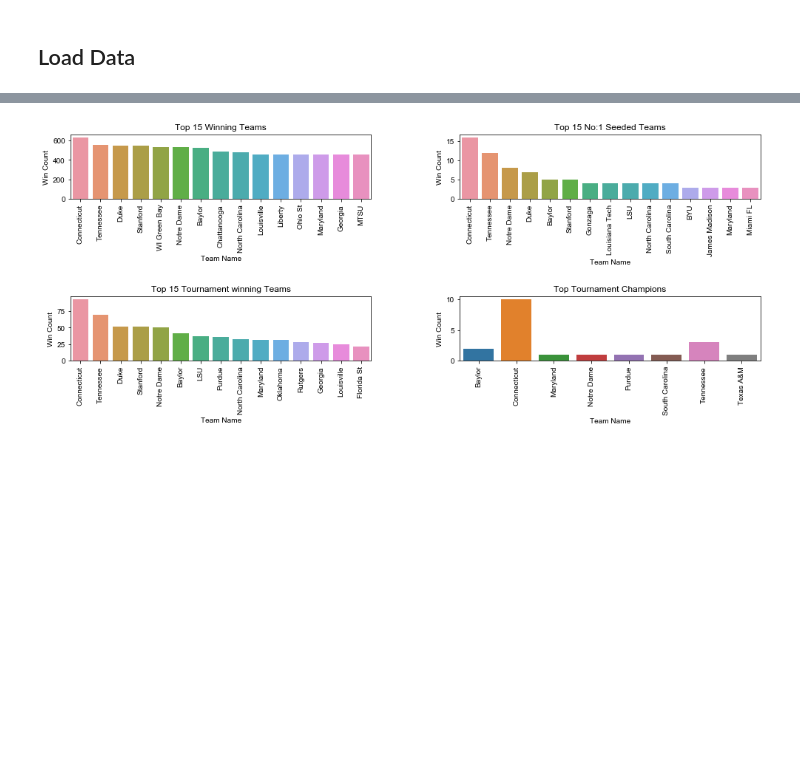
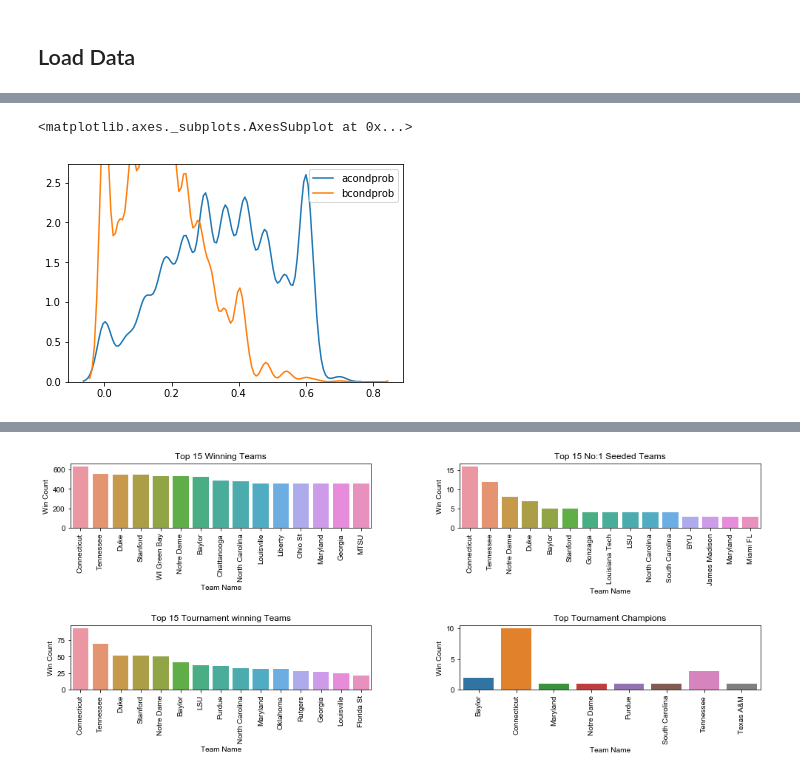
Before and after one commit to Dedomena-exerevnitis/mids-w207-kaggle, a Jupyter notebook: W207_Final_Arvindh_EDA.ipynb, the cells around one changed output, grey strips where cells are left out. Drawn from its saved outputs; the diff is of its cells as text; code cells hidden in the pictures; blank space fills up the shorter version.

```diff
--- a/W207_Final_Arvindh_EDA.ipynb
+++ b/W207_Final_Arvindh_EDA.ipynb
@@ -61,0 +615,5 @@ df_tour_compact = pd.merge(left=df_tour_compact, right=df_teams_l, how='left', o
+# %%
+s2['A']=s2.A.astype(int)
+s2['B']=s2.B.astype(int)
+
+s2.head()
@@ -61,0 +685,9 @@ df_tour_compact = pd.merge(left=df_tour_compact, right=df_teams_l, how='left', o
+# %%
+col = ['A','B','Season','DayNum','Game_Type','AwH2H','BwH2H','AstdscoreH2H','aH2HCount','BStdscoreH2H','bH2HCount']
+
+sk1 = (sk.tolist())
+
+sk1[0]
+sk1=pd.DataFrame(sk1,columns=col)
+# %%
+sk2 = pd.merge(left=s2, right=sk1, how='left', on=['A','B','Season','DayNum','Game_Type'])
@@ -61,0 +768,30 @@ df_tour_compact = pd.merge(left=df_tour_compact, right=df_teams_l, how='left', o
+# %%
+sk2['acondprob'] = sk2.Amwp * sk2.AnwH2H
+
+sk2['bcondprob'] = sk2.Bmwp * sk2.BnwH2H
+
+
+sk2['condprobdiff'] = sk2['acondprob'] - sk2['bcondprob']
+
+
+sk_win = sk2.loc[:,['acondprob','AstdscoreH2H','Game_Type','condprobdiff']].rename(columns={'acondprob':'condprob','AstdscoreH2H':'stdscoreH2H'})
+
+sk_win['Outcome'] = "W"
+
+sk_loss = sk2.loc[:,['bcondprob','BStdscoreH2H','Game_Type','condprobdiff']].rename(columns={'bcondprob':'condprob','BStdscoreH2H':'stdscoreH2H'})
+
+sk_loss['Outcome'] = "L"
+
+sk_loss['condprobdiff'] = -1*sk_loss['condprobdiff']
+
+sk_win_loss=pd.concat([sk_win,sk_loss])
+
+sk_win_loss['Outcome']=pd.Categorical(sk_win_loss.Outcome)
+
+#sns.swarmplot(x="Outcome", y="condprob", data=sk_win_loss)
+
+sns.kdeplot(sk2.acondprob)
+sns.kdeplot(sk2.bcondprob)
+# %% [output]
+<matplotlib.axes._subplots.AxesSubplot at 0x...>
+[figure, added]
```
Also changed, not shown: parts of 40 cells of this notebook, 2 other files.
